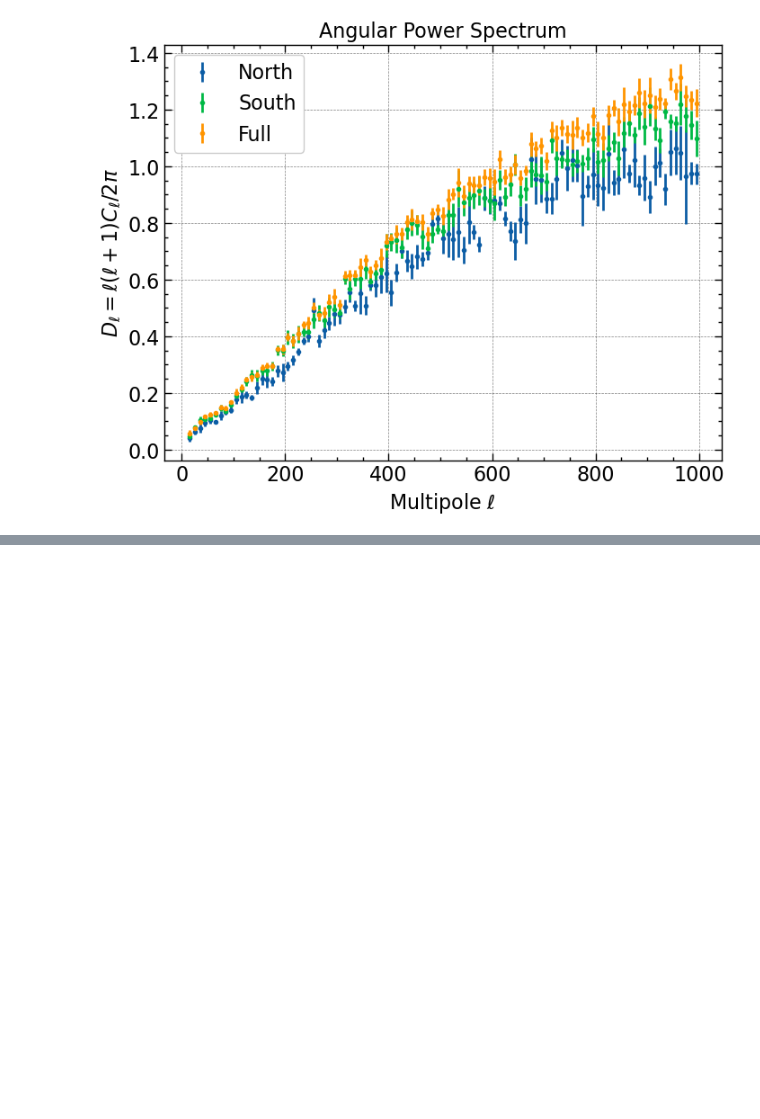
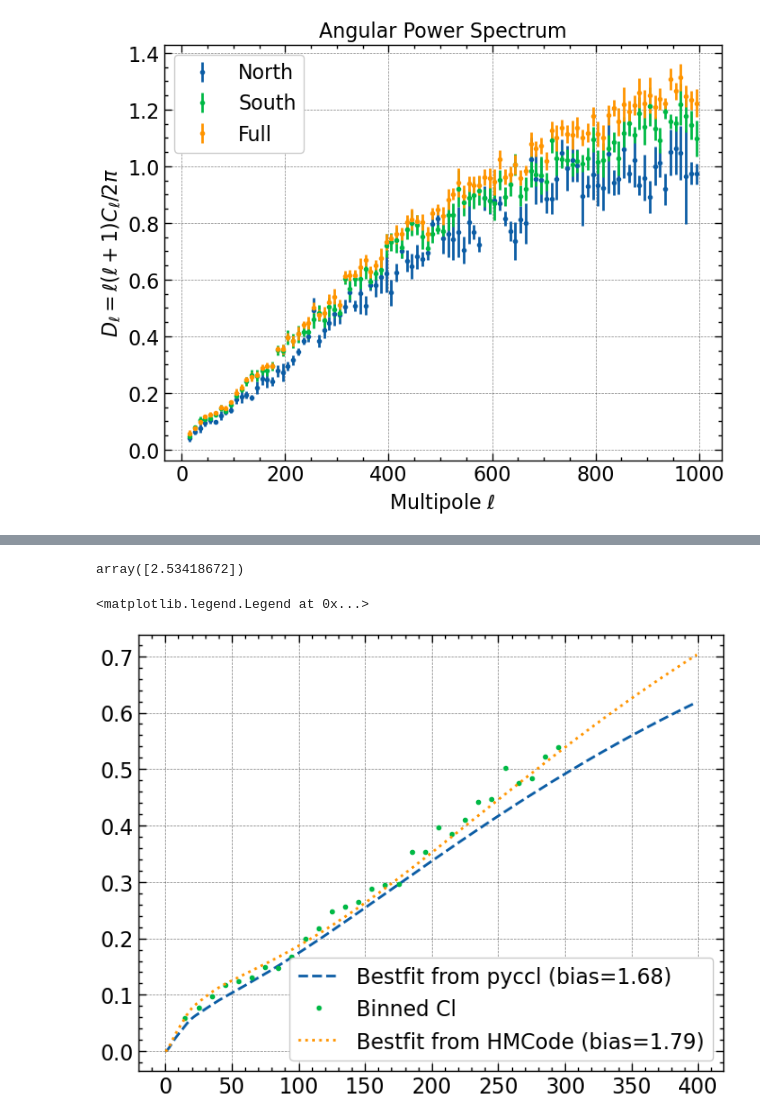
Before and after one commit to Shin107/DESILegacy-PECVEL, a Jupyter notebook: notebooks/CL_clean.ipynb, the cells around one changed output, grey strips where cells are left out. Saved outputs shown, nothing was run; the diff lists cells and outputs as text; code cells hidden in the pictures; blank space fills up the shorter version.

```diff
--- a/notebooks/CL_clean.ipynb
+++ b/notebooks/CL_clean.ipynb
@@ -173,0 +200,15 @@ def dll(a,ell):
+# %%
+popt1
+# %% [output]
+array([2.53418672])
+# %%
+ell = np.arange(0, 400)
+#plt.plot(bin_centers[bin_centers<300],dll(1.6,bin_centers[bin_centers<300]),label='Bestfit from pyccl (bias={:.2f})'.format(np.sqrt(popt[0])))
+plt.plot(ell,dll(ell,2.55),'--',label='Bestfit from pyccl (bias={:.2f})'.format(np.sqrt(popt[0])))
+plt.plot(bin_centers[bin_centers<300],Cl[bin_centers<300],label='Binned Cl',marker= '.',ls='None')
+popt1,pcov1=cf(dll_hm,bin_centers[bin_centers<200],Cl[bin_centers<200],sigma=dCl[bin_centers<200],p0=[3])
+plt.plot(ell,dll_hm(ell,popt1),':',label='Bestfit from HMCode (bias={:.2f})'.format(np.sqrt(popt1[0])))
+plt.legend()
+# %% [output]
+<matplotlib.legend.Legend at 0x...>
+[figure, added]
```
Also changed, not shown: parts of 14 cells of this notebook, 1 other file.
